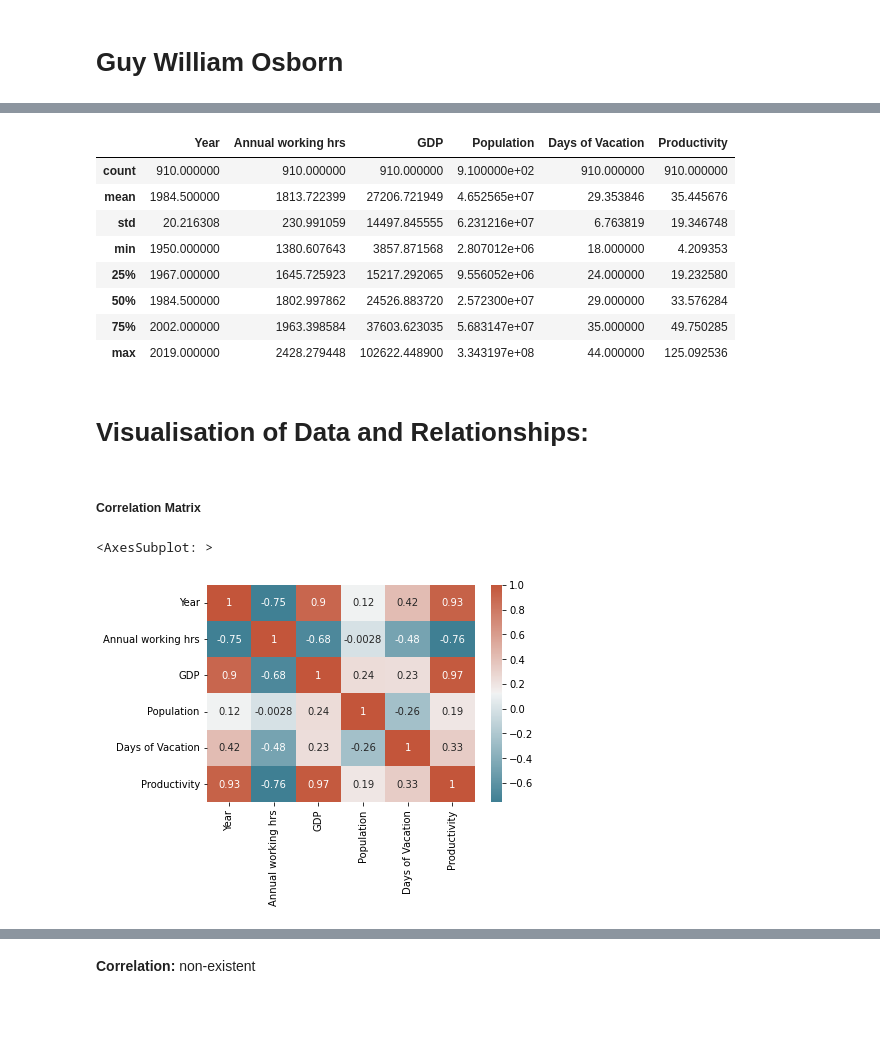
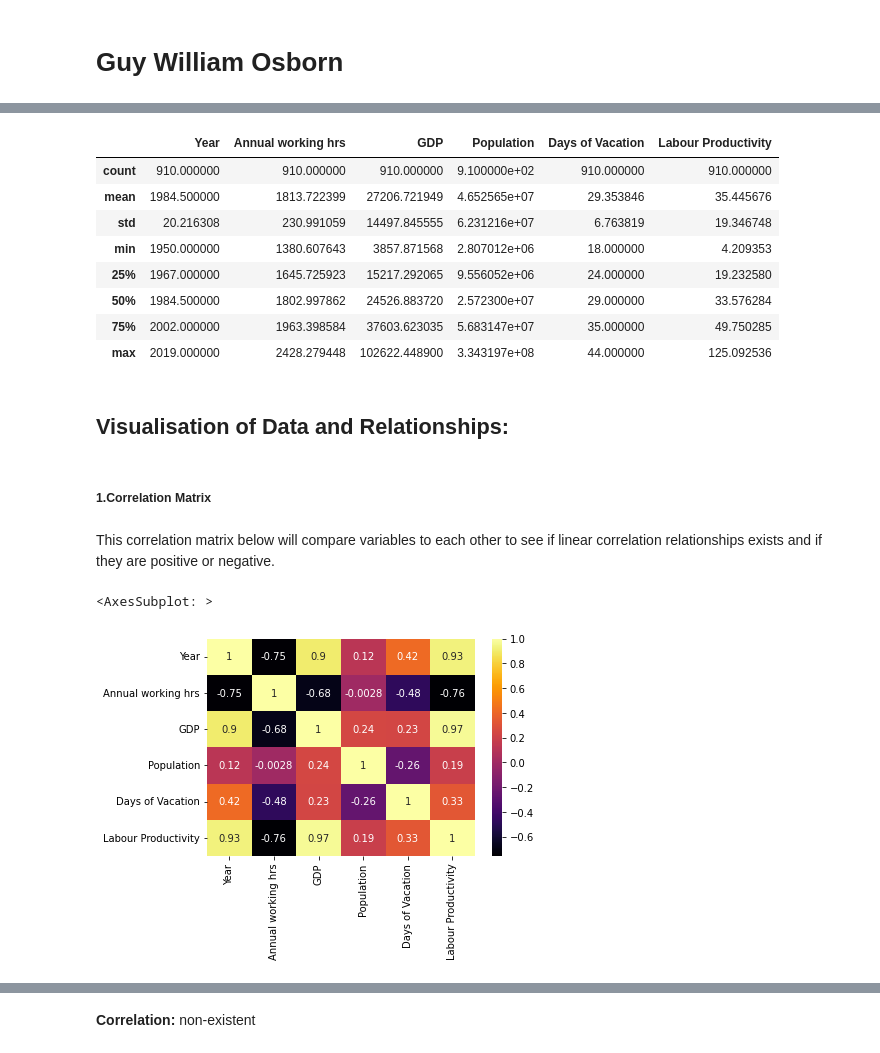
Before and after one commit to ubco-W2022T1-cosc301/project-group17, a Jupyter notebook: notebooks/analysis3.ipynb, the cells around one changed output, grey strips where cells are left out. Saved outputs shown, nothing was run; the diff lists cells and outputs as text; code cells hidden in the pictures; blank space fills up the shorter version.

```diff
--- a/notebooks/analysis3.ipynb
+++ b/notebooks/analysis3.ipynb
@@ -61,12 +99,12 @@ d2 = d1.rename(columns={'Annual working hours per worker': 'Annual working hrs',
                         'GDP per capita (output, multiple price benchmarks)': 'GDP',
                         'Population (historical estimates)' : 'Population',
                         'Days of vacation and holidays for full-time production workers in non-agricultural activities (Huberman & Minns 2007)' : 'Days of Vacation',
-                        'Productivity: output per hour worked': 'Productivity'
+                        'Productivity: output per hour worked': 'Labour Productivity'
                        })
 # %%
 d2.describe()
 # %% [output]
-|  | Year | Annual working hrs | GDP | Population | Days of Vacation | Productivity |
+|  | Year | Annual working hrs | GDP | Population | Days of Vacation | Labour Productivity |
 | count | 910.000000 | 910.000000 | 910.000000 | 9.100000e+02 | 910.000000 | 910.000000 |
 | mean | 1984.500000 | 1813.722399 | 27206.721949 | 4.652565e+07 | 29.353846 | 35.445676 |
 | std | 20.216308 | 230.991059 | 14497.845555 | 6.231216e+07 | 6.763819 | 19.346748 |
@@ -76,12 +114,14 @@ d2.describe()
 | 75% | 2002.000000 | 1963.398584 | 37603.623035 | 5.683147e+07 | 35.000000 | 49.750285 |
 | max | 2019.000000 | 2428.279448 | 102622.448900 | 3.343197e+08 | 44.000000 | 125.092536 |
 # %% [markdown]
-# Visualisation of Data and Relationships:
+## Visualisation of Data and Relationships:
 # %% [markdown]
-##### **Correlation Matrix**
+##### **1.Correlation Matrix**
+# %% [markdown]
+This correlation matrix below will compare variables to each other to see if linear correlation relationships exists and if they are positive or negative.
 # %%
 corr = d2.corr()
-sns.heatmap(corr, xticklabels=corr.columns, yticklabels=corr.columns, annot=True, cmap=sns.diverging_palette(220, 20, as_cmap=True))
+sns.heatmap(corr, xticklabels=corr.columns, yticklabels=corr.columns, annot=True, cmap= 'inferno')
 # %% [output]
 <AxesSubplot: >
-[figure, old version]
+[figure, new version]
```
Also changed, not shown: parts of 35 cells of this notebook.
